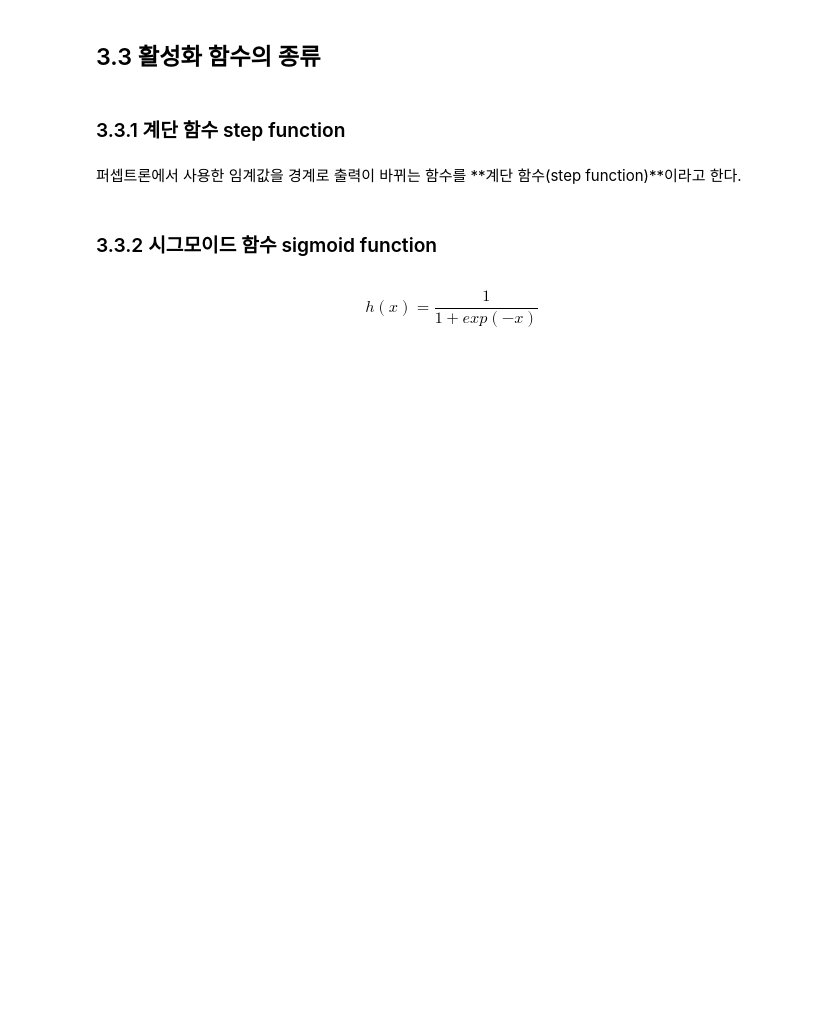
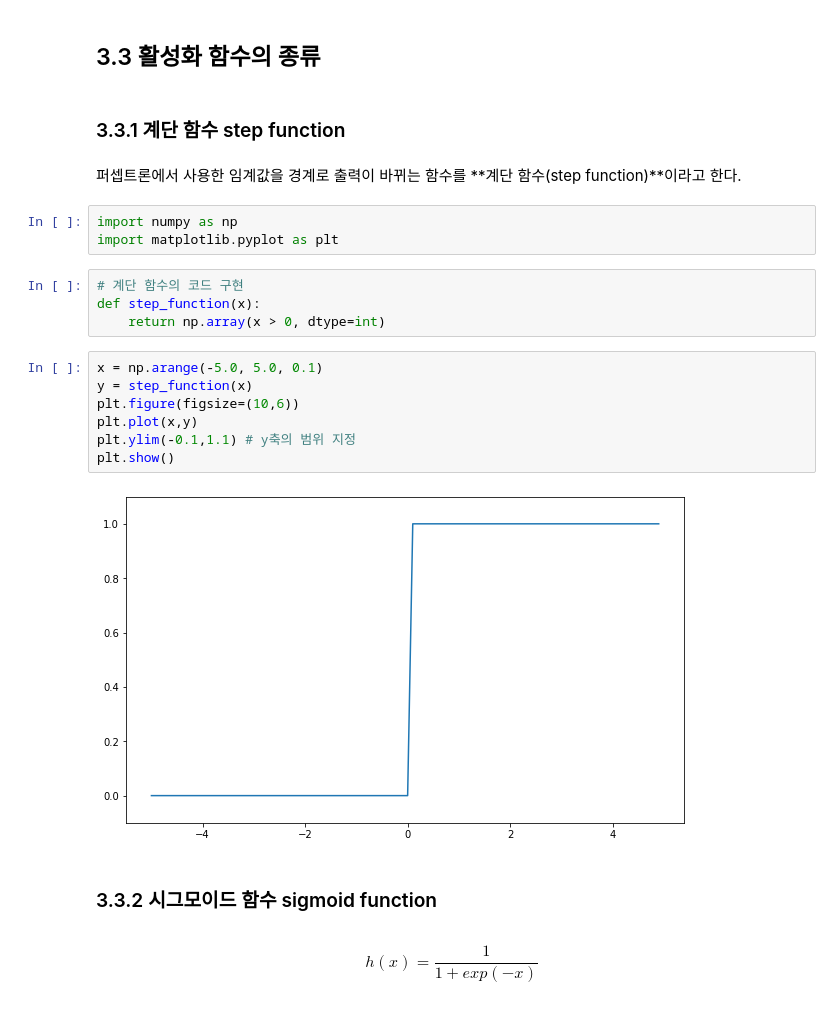
Before and after one commit to y001003/yeardream, a Jupyter notebook: DL/밑바닥부터_시작하는_딥러닝_3장_신경망.ipynb, the cells around one changed output. Cells and saved outputs as stored; diff of their text form; blank space fills up the shorter version.

```diff
--- a/DL/밑바닥부터_시작하는_딥러닝_3장_신경망.ipynb
+++ b/DL/밑바닥부터_시작하는_딥러닝_3장_신경망.ipynb
@@ -36,6 +36,22 @@ $$
 ### 3.3.1 계단 함수 step function
 # %% [markdown]
 퍼셉트론에서 사용한 임계값을 경계로 출력이 바뀌는 함수를 **계단 함수(step function)**이라고 한다.
+# %%
+import numpy as np
+import matplotlib.pyplot as plt
+# %%
+# 계단 함수의 코드 구현
+def step_function(x):
+    return np.array(x > 0, dtype=int)
+# %%
+x = np.arange(-5.0, 5.0, 0.1)
+y = step_function(x)
+plt.figure(figsize=(10,6))
+plt.plot(x,y)
+plt.ylim(-0.1,1.1) # y축의 범위 지정
+plt.show()
+# %% [output]
+[figure, added]
 # %% [markdown]
 ### 3.3.2 시그모이드 함수 sigmoid function
 # %% [markdown]
```
